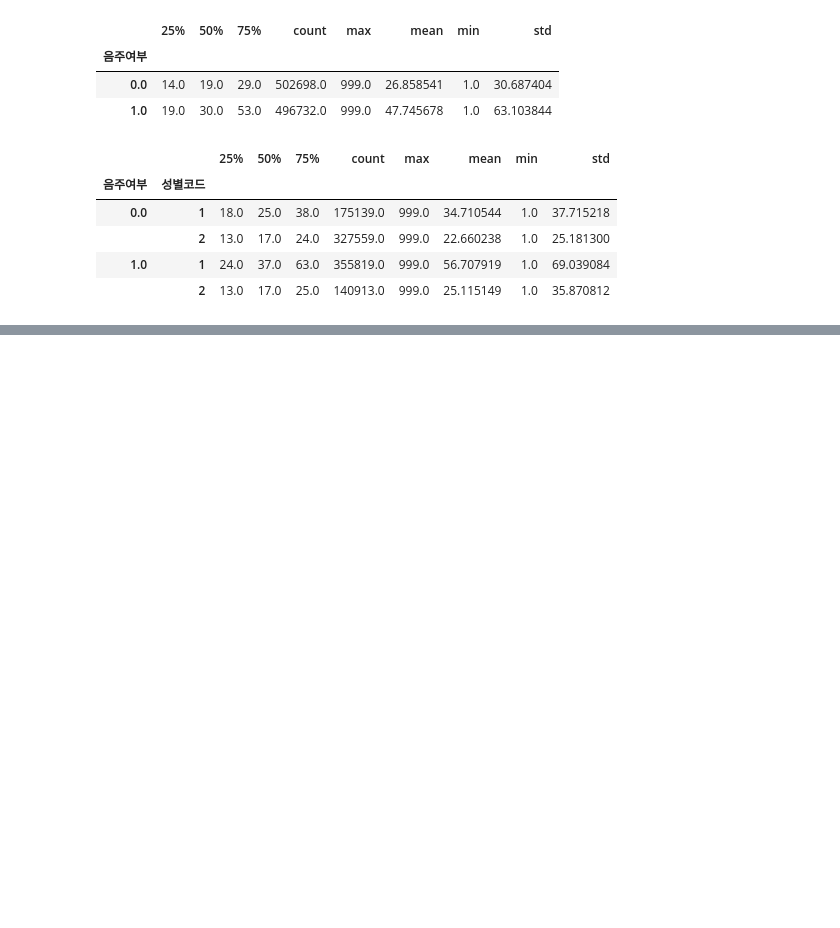
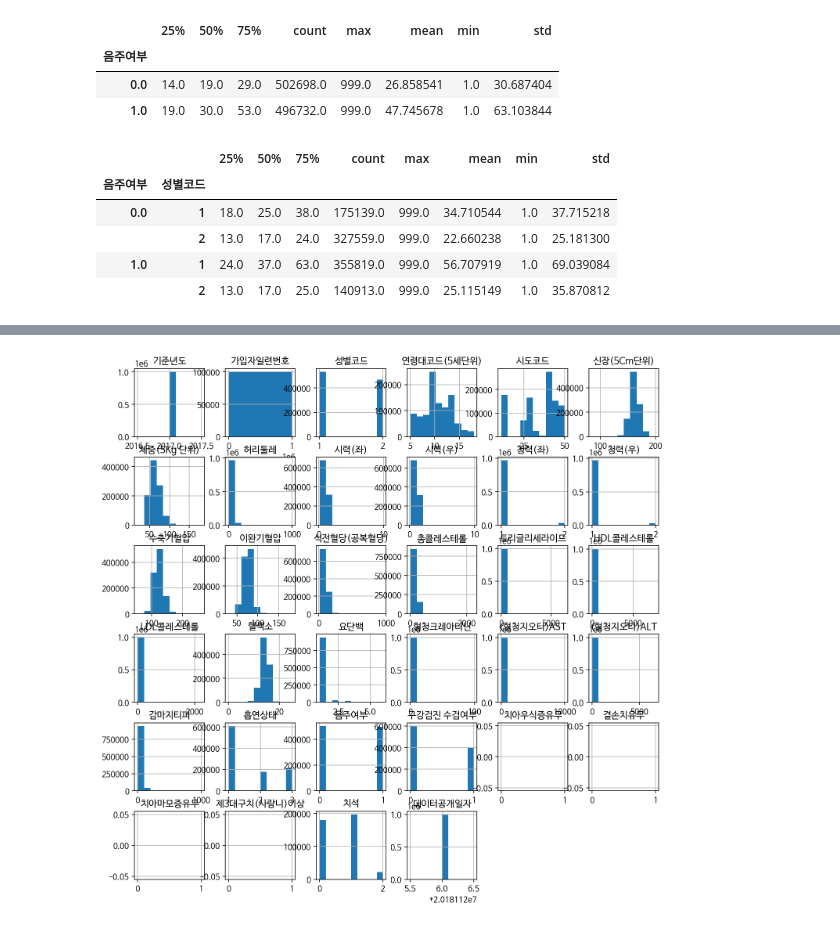
Before and after one commit to cown0211/boostcourse, a Jupyter notebook: DataScienceWithPython/4_건강검진_데이터로_가설검정하기.ipynb, the cells around one changed output, grey strips where cells are left out. Drawn from its saved outputs; the diff is of its cells as text; code cells hidden in the pictures; blank space fills up the shorter version.

```diff
--- a/DataScienceWithPython/4_건강검진_데이터로_가설검정하기.ipynb
+++ b/DataScienceWithPython/4_건강검진_데이터로_가설검정하기.ipynb
@@ -480,0 +511,6 @@ pd.pivot_table(df, index = ["음주여부", "성별코드"], values = "감마지
+# %%
+h = df.hist(figsize = (12,12))
+# 판다스의 hist로 시각화 -> seaborn보다 연산 빠름
+# 변수에 할당하면 그래프 결과만 나타내줌
+# %% [output]
+[figure, added]
```
Also changed, not shown: parts of 20 cells of this notebook.
